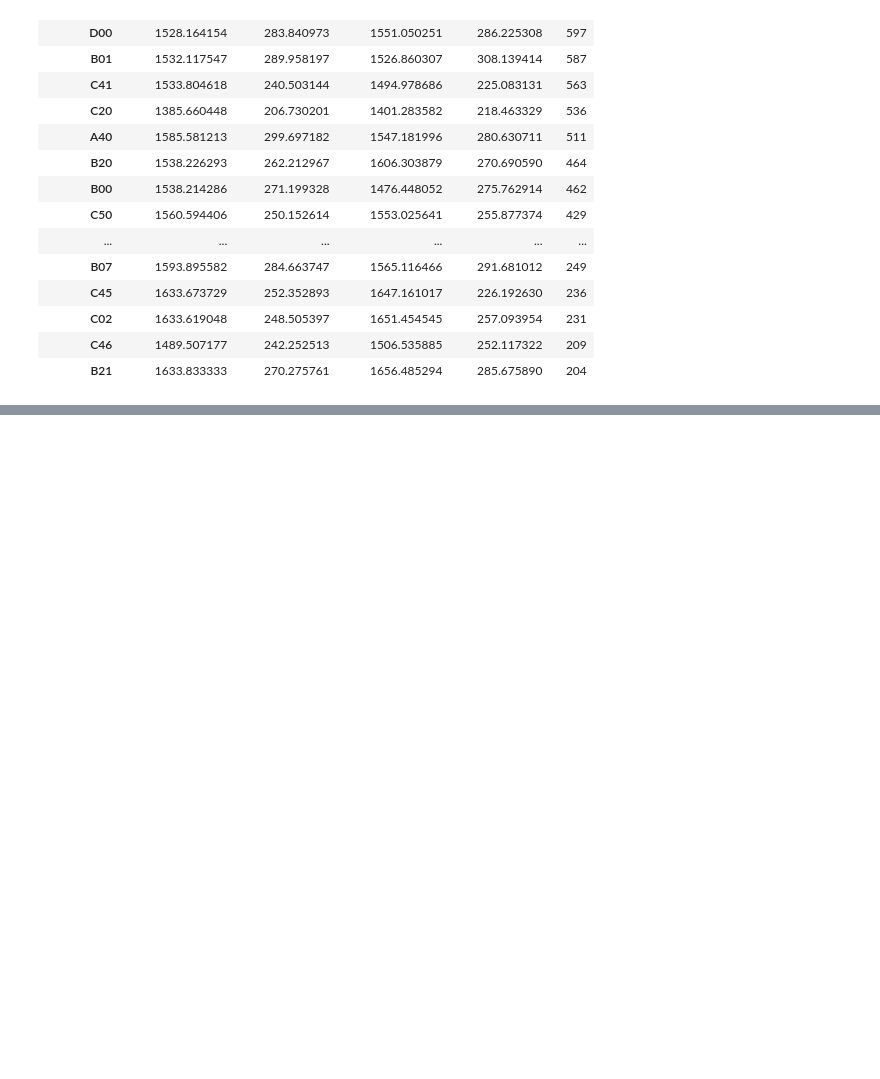
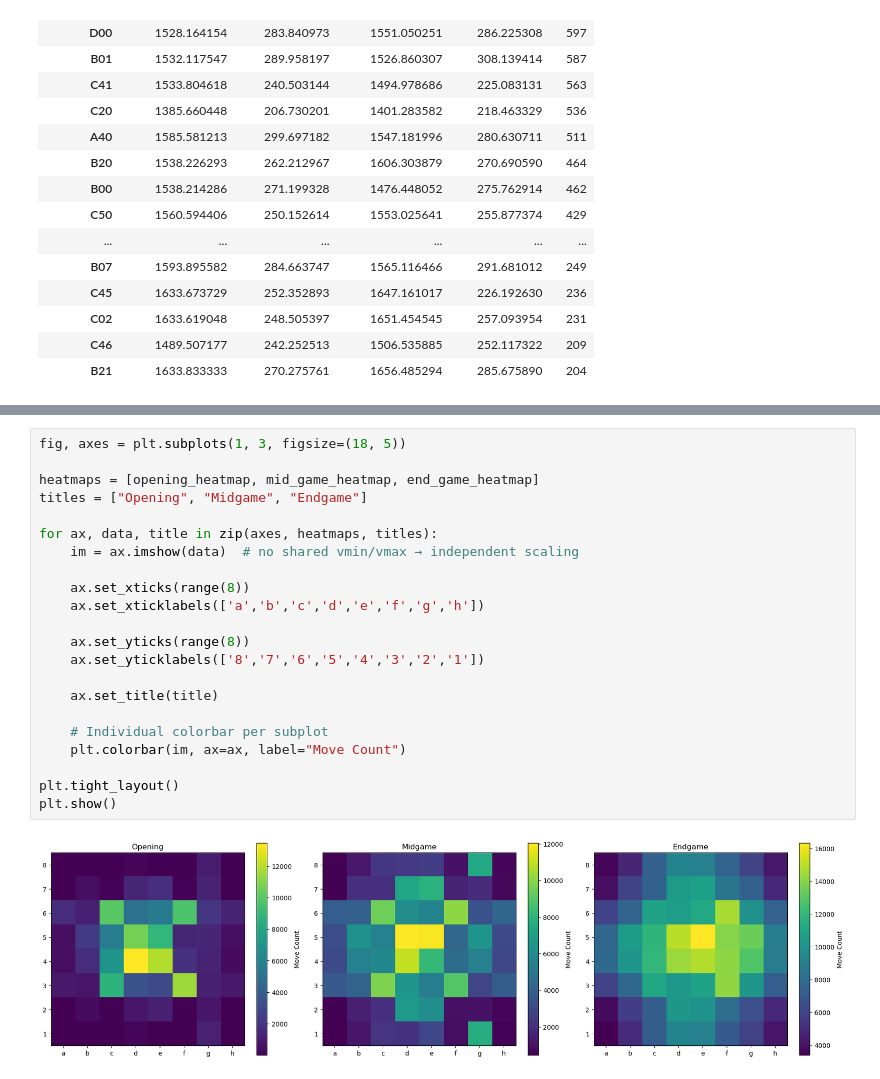
Before and after one commit to T-hawk/chess-ds-final, a Jupyter notebook: thomas-notebook.ipynb, the cells around one changed output, grey strips where cells are left out. Drawn from its saved outputs; the diff is of its cells as text; blank space fills up the shorter version.

```diff
--- a/thomas-notebook.ipynb
+++ b/thomas-notebook.ipynb
@@ -128,0 +315,24 @@ most_popular
+# %%
+fig, axes = plt.subplots(1, 3, figsize=(18, 5))
+
+heatmaps = [opening_heatmap, mid_game_heatmap, end_game_heatmap]
+titles = ["Opening", "Midgame", "Endgame"]
+
+for ax, data, title in zip(axes, heatmaps, titles):
+    im = ax.imshow(data)  # no shared vmin/vmax → independent scaling
+
+    ax.set_xticks(range(8))
+    ax.set_xticklabels(['a','b','c','d','e','f','g','h'])
+
+    ax.set_yticks(range(8))
+    ax.set_yticklabels(['8','7','6','5','4','3','2','1'])
+
+    ax.set_title(title)
+
+    # Individual colorbar per subplot
+    plt.colorbar(im, ax=ax, label="Move Count")
+
+plt.tight_layout()
+plt.show()
+# %% [output]
+[figure, added]
```
Also changed, not shown: parts of 19 cells of this notebook, 1 other file.
